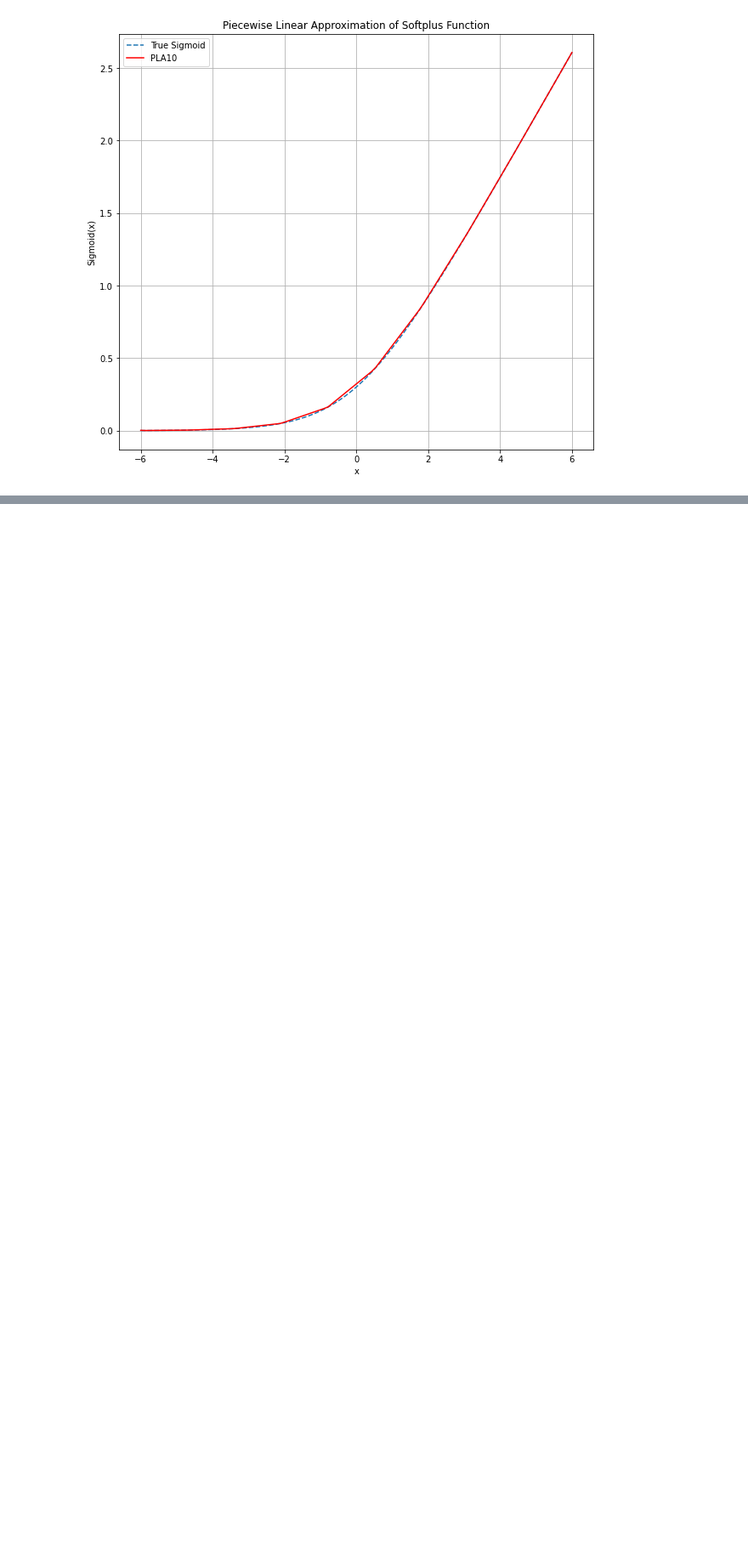
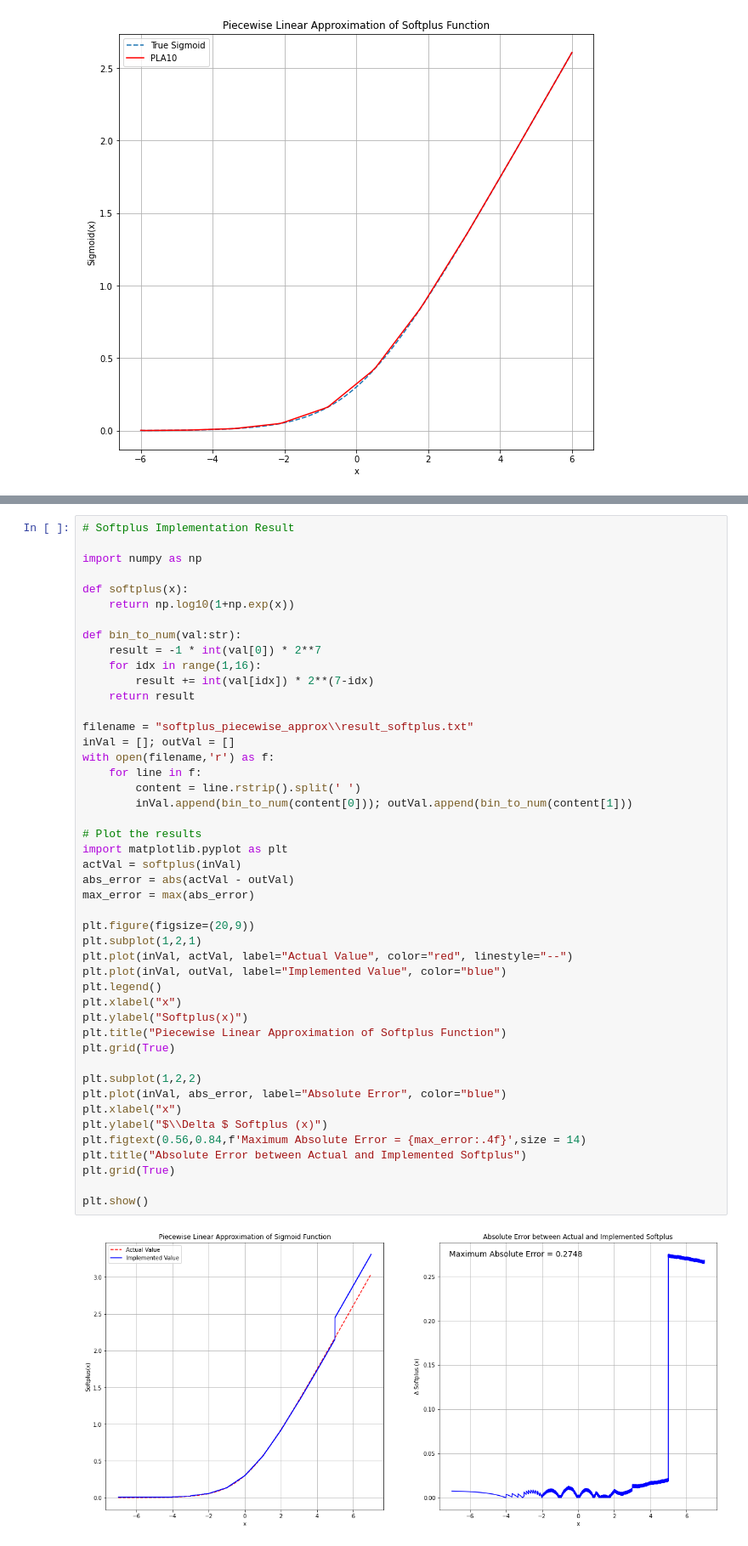
Before and after one commit to Arycast/vae_casp-er, a Jupyter notebook: pwl_from_class.ipynb, the cells around one changed output, grey strips where cells are left out. Shown at 85% size. Drawn from its saved outputs; the diff is of its cells as text; blank space fills up the shorter version.

```diff
--- a/pwl_from_class.ipynb
+++ b/pwl_from_class.ipynb
@@ -245,0 +300,48 @@ plt.show()
+# %%
+# Softplus Implementation Result
+
+import numpy as np
+
+def softplus(x):
+    return np.log10(1+np.exp(x))
+
+def bin_to_num(val:str):
+    result = -1 * int(val[0]) * 2**7
+    for idx in range(1,16):
+        result += int(val[idx]) * 2**(7-idx)
+    return result
+
+filename = "softplus_piecewise_approx\\result_softplus.txt"
+inVal = []; outVal = []
+with open(filename,'r') as f:
+    for line in f:
+        content = line.rstrip().split(' ')
+        inVal.append(bin_to_num(content[0])); outVal.append(bin_to_num(content[1]))
+
+# Plot the results
+import matplotlib.pyplot as plt
+actVal = softplus(inVal)
+abs_error = abs(actVal - outVal)
+max_error = max(abs_error)
+
+plt.figure(figsize=(20,9))
+plt.subplot(1,2,1)
+plt.plot(inVal, actVal, label="Actual Value", color="red", linestyle="--")
+plt.plot(inVal, outVal, label="Implemented Value", color="blue")
+plt.legend()
+plt.xlabel("x")
+plt.ylabel("Softplus(x)")
+plt.title("Piecewise Linear Approximation of Softplus Function")
+plt.grid(True)
+
+plt.subplot(1,2,2)
+plt.plot(inVal, abs_error, label="Absolute Error", color="blue")
+plt.xlabel("x")
+plt.ylabel("$\\Delta $ Softplus (x)")
+plt.figtext(0.56,0.84,f'Maximum Absolute Error = {max_error:.4f}',size = 14)
+plt.title("Absolute Error between Actual and Implemented Softplus")
+plt.grid(True)
+
+plt.show()
+# %% [output]
+[figure, added]
```
Also changed, not shown: parts of 2 cells of this notebook, 11 other files.
